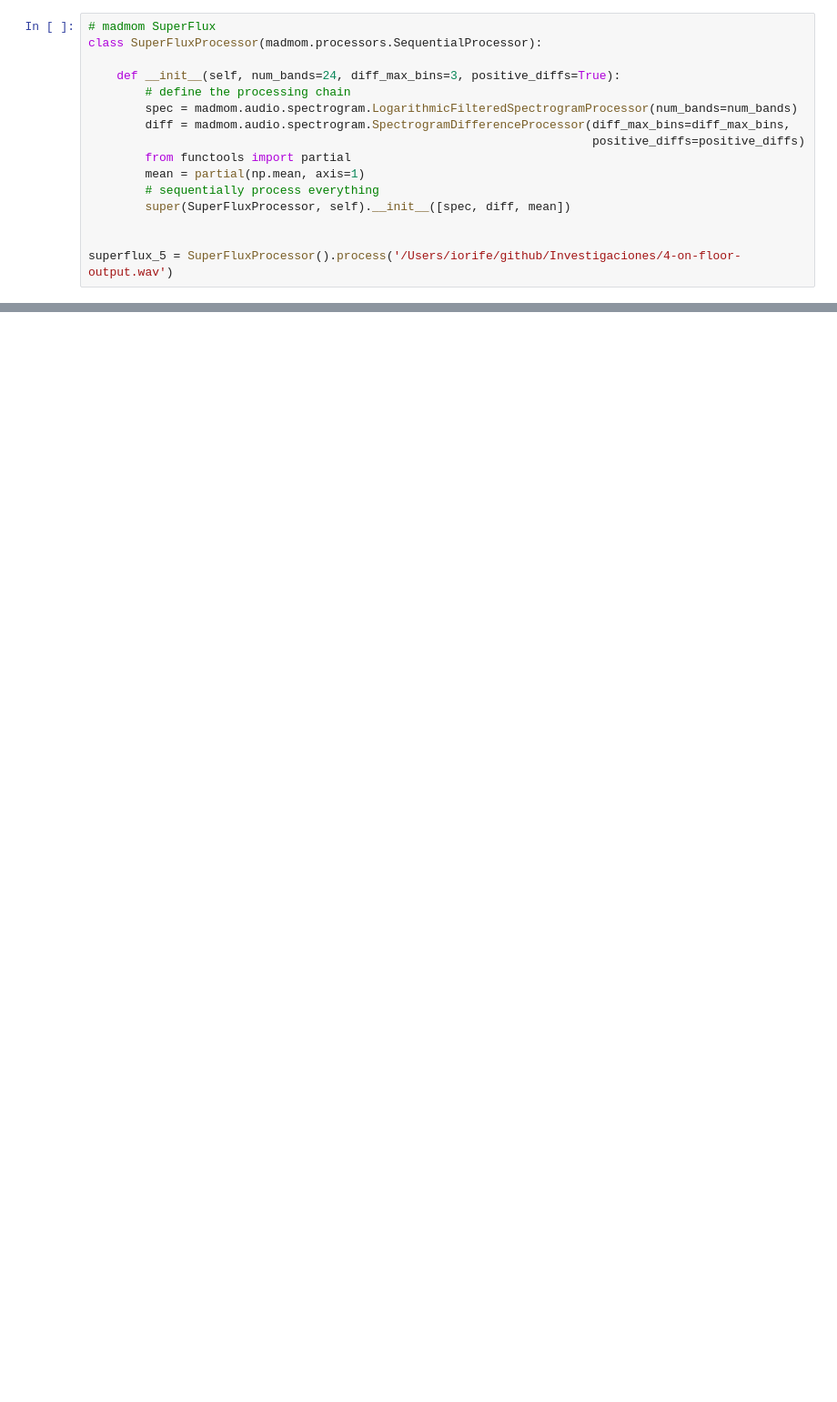
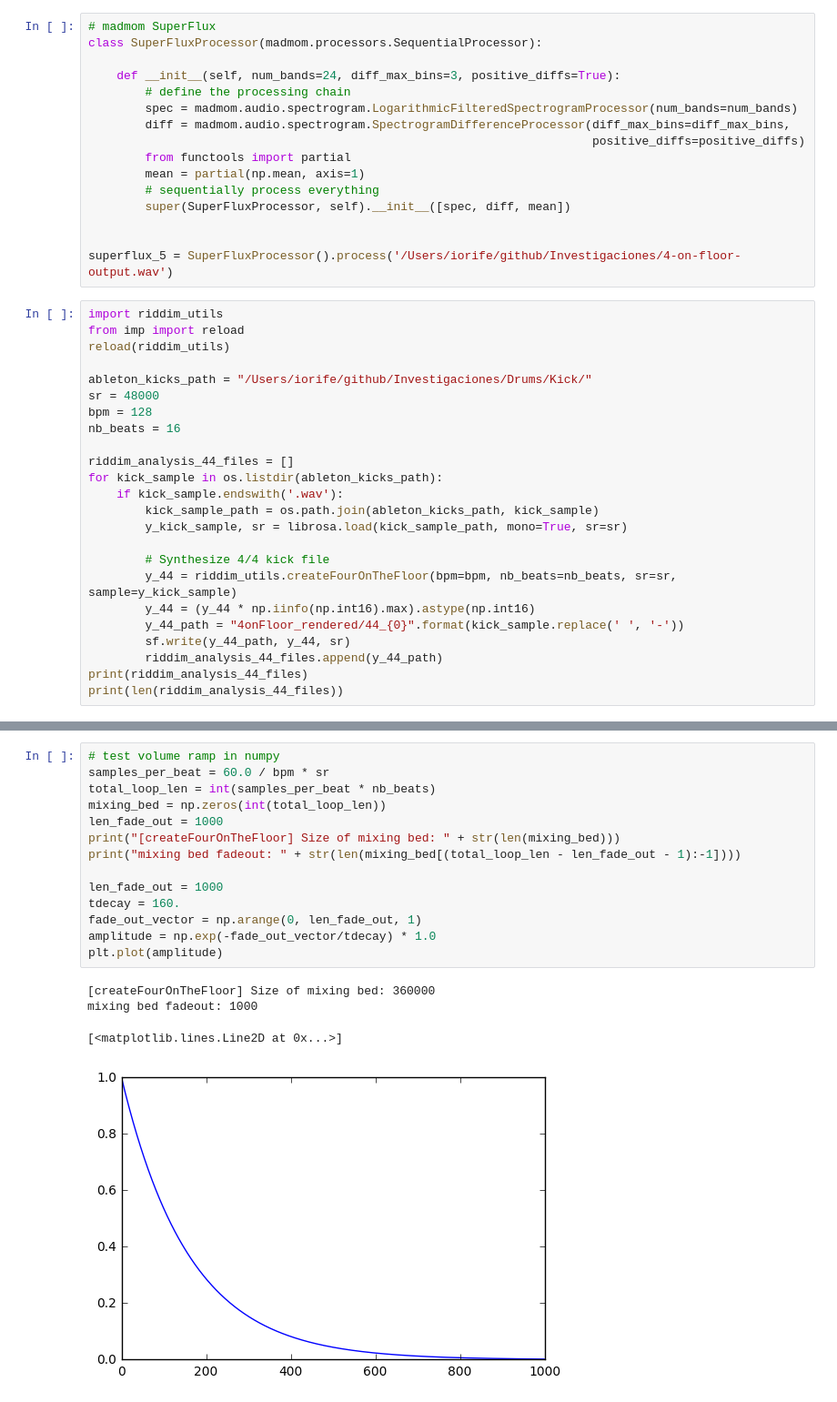
Before and after one commit to sunnyrain0827/Investigaciones, a Jupyter notebook: Riddim/01_Percussive_Instrumentation_impact.ipynb, the cells around one changed output, grey strips where cells are left out. Shown at 91% size. Cells and saved outputs as stored; diff of their text form; blank space fills up the shorter version.

```diff
--- a/Riddim/01_Percussive_Instrumentation_impact.ipynb
+++ b/Riddim/01_Percussive_Instrumentation_impact.ipynb
@@ -355,3 +299,27 @@ class SuperFluxProcessor(madmom.processors.SequentialProcessor):
 
 
 superflux_5 = SuperFluxProcessor().process('/Users/iorife/github/Investigaciones/4-on-floor-output.wav')
+# %%
+import riddim_utils
+from imp import reload
+reload(riddim_utils)
+
+ableton_kicks_path = "/Users/iorife/github/Investigaciones/Drums/Kick/"
+sr = 48000
+bpm = 128
+nb_beats = 16
+
+riddim_analysis_44_files = []
+for kick_sample in os.listdir(ableton_kicks_path):
+    if kick_sample.endswith('.wav'):
+        kick_sample_path = os.path.join(ableton_kicks_path, kick_sample)
+        y_kick_sample, sr = librosa.load(kick_sample_path, mono=True, sr=sr)
+
+        # Synthesize 4/4 kick file
+        y_44 = riddim_utils.createFourOnTheFloor(bpm=bpm, nb_beats=nb_beats, sr=sr, sample=y_kick_sample)
+        y_44 = (y_44 * np.iinfo(np.int16).max).astype(np.int16)
+        y_44_path = "4onFloor_rendered/44_{0}".format(kick_sample.replace(' ', '-'))
+        sf.write(y_44_path, y_44, sr)
+        riddim_analysis_44_files.append(y_44_path)
+print(riddim_analysis_44_files)
+print(len(riddim_analysis_44_files))
@@ -357,0 +329,19 @@ superflux_5 = SuperFluxProcessor().process('/Users/iorife/github/Investigaciones
+# %%
+# test volume ramp in numpy
+samples_per_beat = 60.0 / bpm * sr
+total_loop_len = int(samples_per_beat * nb_beats)
+mixing_bed = np.zeros(int(total_loop_len))
+len_fade_out = 1000
+print("[createFourOnTheFloor] Size of mixing bed: " + str(len(mixing_bed)))
+print("mixing bed fadeout: " + str(len(mixing_bed[(total_loop_len - len_fade_out - 1):-1])))
+
+len_fade_out = 1000
+tdecay = 160.
+fade_out_vector = np.arange(0, len_fade_out, 1)
+amplitude = np.exp(-fade_out_vector/tdecay) * 1.0
+plt.plot(amplitude)
+# %% [output]
+[createFourOnTheFloor] Size of mixing bed: 360000
+mixing bed fadeout: 1000
+[<matplotlib.lines.Line2D at 0x...>]
+[figure, added]
```
Also changed, not shown: parts of 5 cells of this notebook, 1 other file.
